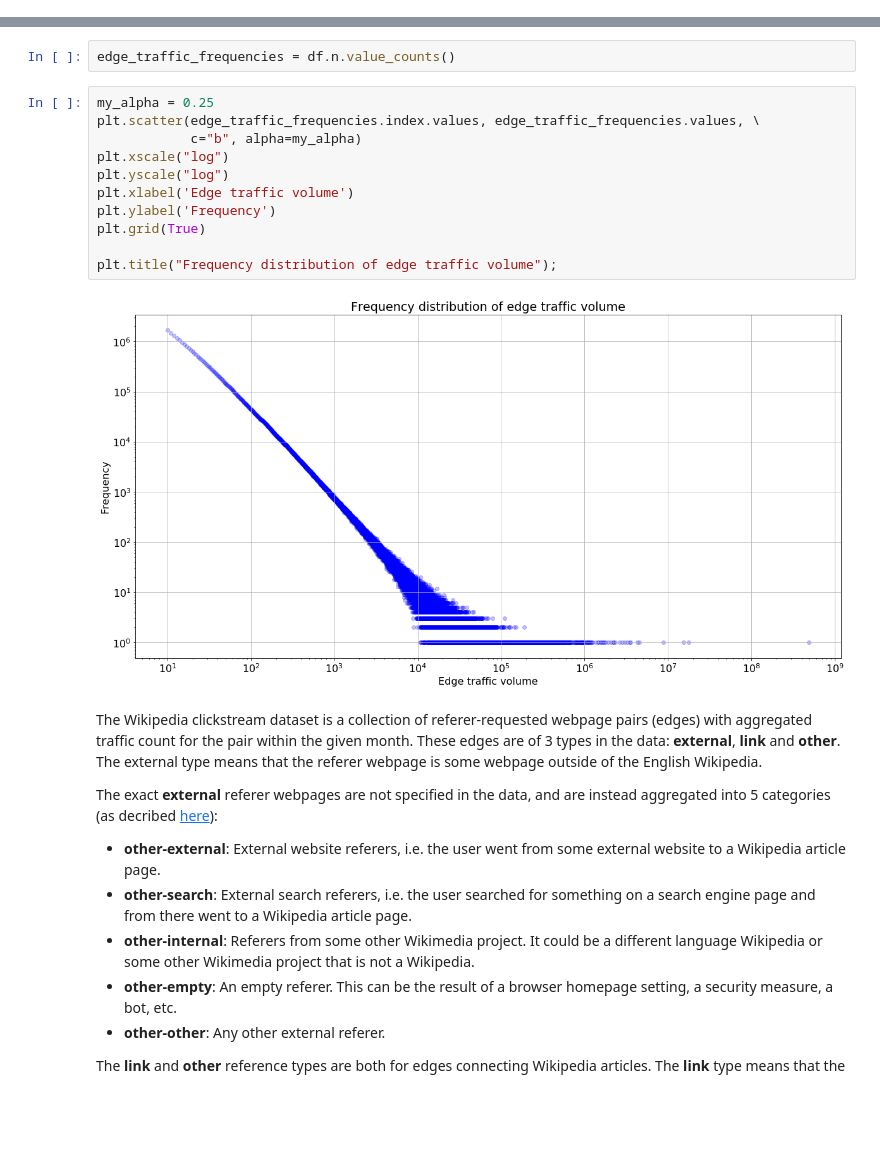
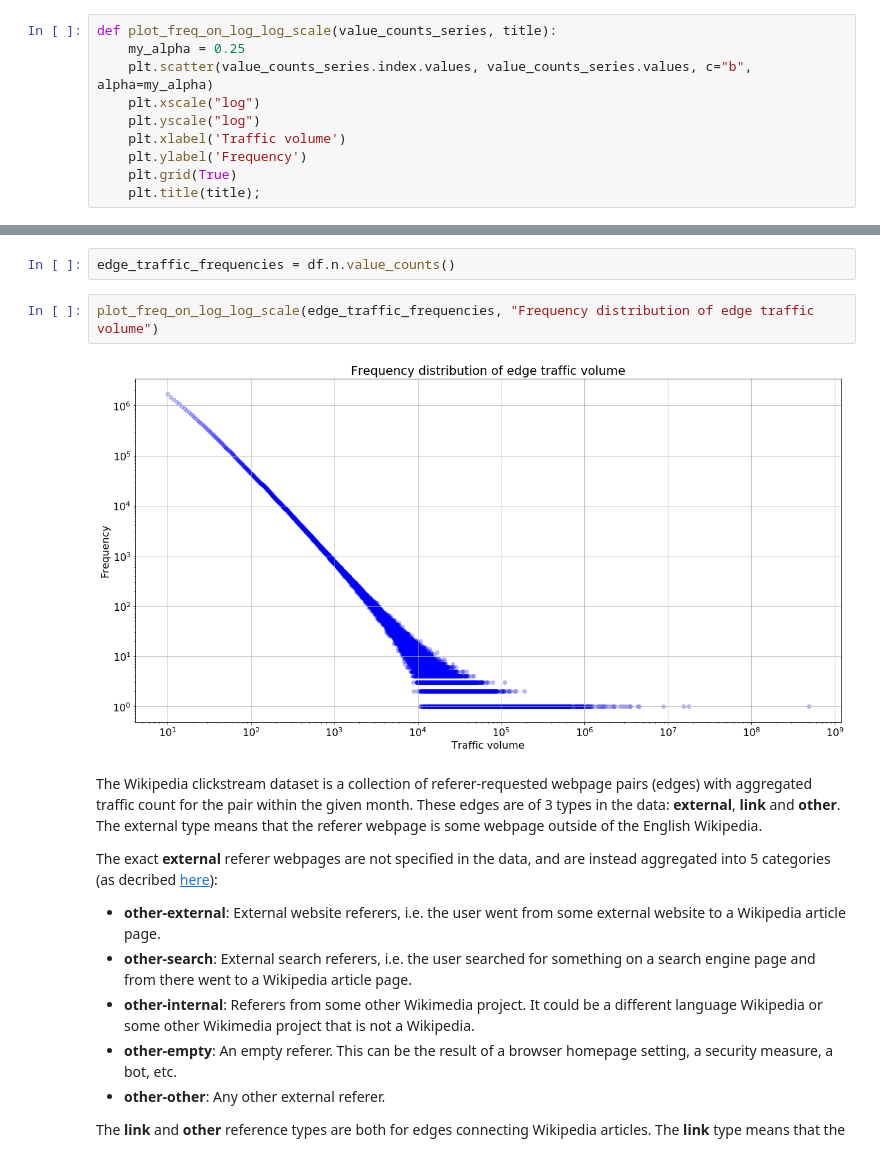
Before and after one commit to 33eyes/wiki-clickstream-graph, a Jupyter notebook: English_Wikipedia_EDA.ipynb, the cells around one changed output, grey strips where cells are left out. Cells and saved outputs as stored; diff of their text form; blank space fills up the shorter version.

```diff
--- a/English_Wikipedia_EDA.ipynb
+++ b/English_Wikipedia_EDA.ipynb
@@ -22,0 +25,10 @@ from IPython.display import display
+# %%
+def plot_freq_on_log_log_scale(value_counts_series, title):
+    my_alpha = 0.25
+    plt.scatter(value_counts_series.index.values, value_counts_series.values, c="b", alpha=my_alpha)
+    plt.xscale("log")
+    plt.yscale("log")
+    plt.xlabel('Traffic volume')
+    plt.ylabel('Frequency')
+    plt.grid(True)
+    plt.title(title);
@@ -69,19 +94,10 @@ df.head(20)
 | 23721128 | other-search | George_W._Bush | external | 1674952 |
 # %%
 edge_traffic_frequencies = df.n.value_counts()
-# %%
-my_alpha = 0.25
-plt.scatter(edge_traffic_frequencies.index.values, edge_traffic_frequencies.values, \
-            c="b", alpha=my_alpha)
-plt.xscale("log")
-plt.yscale("log")
-plt.xlabel('Edge traffic volume')
-plt.ylabel('Frequency')
-plt.grid(True)
-
-plt.title("Frequency distribution of edge traffic volume");
-# %% [output]
-[figure, removed]
+# %%
+plot_freq_on_log_log_scale(edge_traffic_frequencies, "Frequency distribution of edge traffic volume")
+# %% [output]
+[figure, added]
 # %% [markdown]
 The Wikipedia clickstream dataset is a collection of referer-requested webpage pairs (edges) with aggregated traffic count for the pair within the given month. These edges are of 3 types in the data: **external**, **link** and **other**. The external type means that the referer webpage is some webpage outside of the English Wikipedia.
 
```
Also changed, not shown: parts of 64 cells of this notebook.
